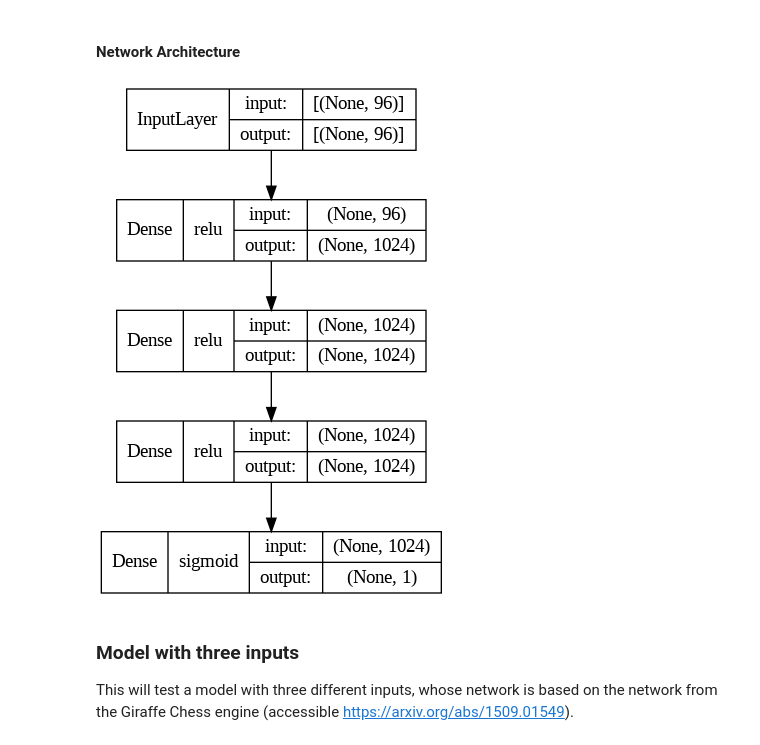
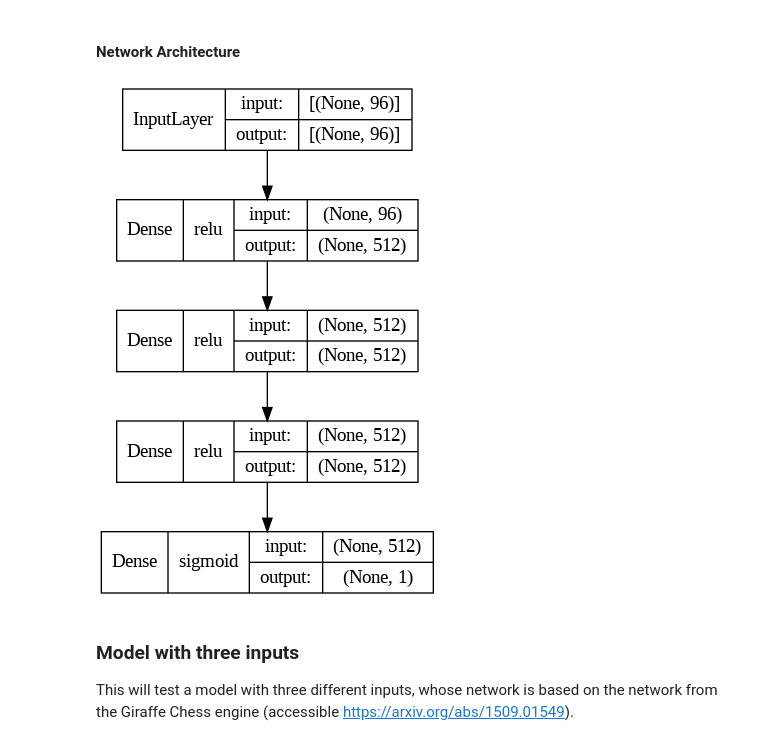
Before and after one commit to owenjaques/chessbot, a Jupyter notebook: neural_networks/models.ipynb, the cells around one changed output. Saved outputs shown, nothing was run; the diff lists cells and outputs as text; code cells hidden in the pictures.

```diff
--- a/neural_networks/models.ipynb
+++ b/neural_networks/models.ipynb
@@ -188,21 +188,21 @@ sanity_check_single_input(single_input_training_data, single_input_validation_da
 # %%
 single_input_model = keras.Sequential([
 	keras.layers.Input(modelinput.ModelInput('positions').input_length()),
-	keras.layers.Dense(1024, activation='relu'),
-	keras.layers.Dense(1024, activation='relu'),
-	keras.layers.Dense(1024, activation='relu'),
+	keras.layers.Dense(512, activation='relu'),
+	keras.layers.Dense(512, activation='relu'),
+	keras.layers.Dense(512, activation='relu'),
 	keras.layers.Dense(1, activation='sigmoid')
 ])
 
 single_input_model.compile(
     optimizer=keras.optimizers.Adam(learning_rate=0.001),
     loss='mse',
 	metrics=[keras.metrics.MeanAbsoluteError()]
 )
 
 keras.utils.plot_model(single_input_model, show_shapes=True, show_layer_activations=True, to_file='single_input_model.png', show_layer_names=False)
 # %% [output]
-[figure, old version]
+[figure, new version]
 # %% [markdown]
 ### Model with three inputs
 This will test a model with three different inputs, whose network is based on the network from the Giraffe Chess engine (accessible https://arxiv.org/abs/1509.01549).
```
Also changed, not shown: parts of 14 cells of this notebook.
